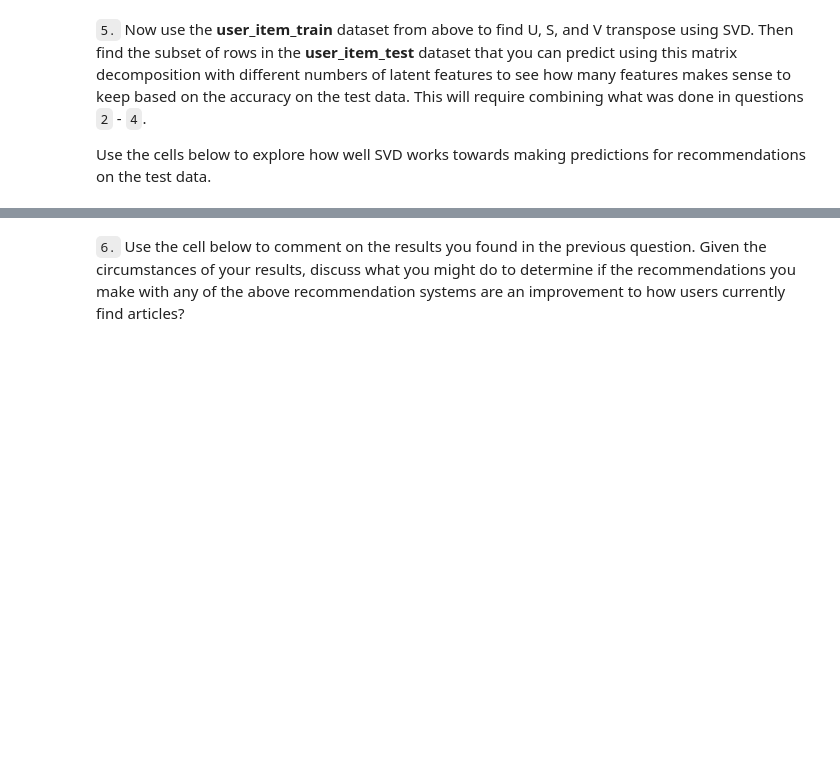
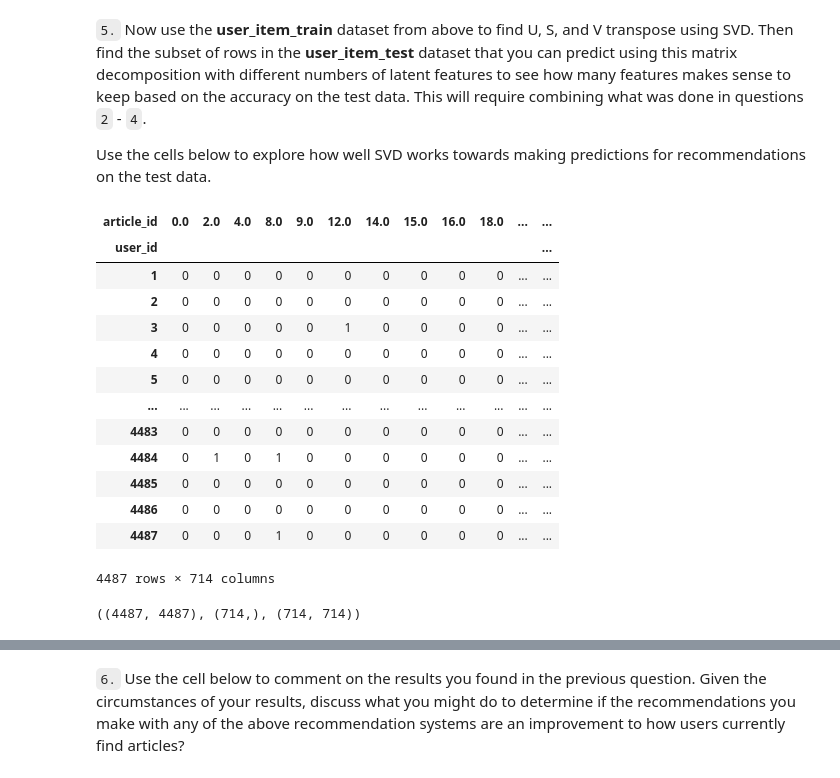
Before and after one commit to RobinWesselmann/Udacity_DataScientist_Class, a Jupyter notebook: 06_Project_Recommendation_Engines/src/Recommendations_with_IBM.ipynb, the cells around one changed output, grey strips where cells are left out. Cells and saved outputs as stored; diff of their text form; code cells hidden in the pictures; blank space fills up the shorter version.

```diff
--- a/06_Project_Recommendation_Engines/src/Recommendations_with_IBM.ipynb
+++ b/06_Project_Recommendation_Engines/src/Recommendations_with_IBM.ipynb
@@ -1045,8 +1075,13 @@ def create_test_and_train_user_item(df_train, df_test):
     test_arts - all of the test article ids
 
     '''
-    # Your code here
+    #create the user-item matrix for df_train and df_test
+    user_item_train = create_user_item_matrix(df_train)
+    user_item_test = create_user_item_matrix(df_test)
 
-    return user_item_train, user_item_test, test_idx, test_arts
+    test_idx = user_item_test.index.tolist()
+    test_articles = user_item_test.columns.tolist()
+
+    return user_item_train, user_item_test, test_idx, test_articles
 
 user_item_train, user_item_test, test_idx, test_arts = create_test_and_train_user_item(df_train, df_test)
@@ -1070,5 +1125,23 @@ t.sol_4_test(sol_4_dict)
 `5.` Now use the **user_item_train** dataset from above to find U, S, and V transpose using SVD. Then find the subset of rows in the **user_item_test** dataset that you can predict using this matrix decomposition with different numbers of latent features to see how many features makes sense to keep based on the accuracy on the test data. This will require combining what was done in questions `2` - `4`.
 
 Use the cells below to explore how well SVD works towards making predictions for recommendations on the test data.
+# %%
+#User item matrix: 1 if user has read the article 0 if not
+user_item_train
+# %% [output]
+| article_id | 0.0 | 2.0 | 4.0 | 8.0 | 9.0 | 12.0 | 14.0 | 15.0 | 16.0 | 18.0 | ... | ... |
+| user_id |  |  |  |  |  |  |  |  |  |  |  | ... |
+| 1 | 0 | 0 | 0 | 0 | 0 | 0 | 0 | 0 | 0 | 0 | ... | ... |
+| 2 | 0 | 0 | 0 | 0 | 0 | 0 | 0 | 0 | 0 | 0 | ... | ... |
+| 3 | 0 | 0 | 0 | 0 | 0 | 1 | 0 | 0 | 0 | 0 | ... | ... |
+| 4 | 0 | 0 | 0 | 0 | 0 | 0 | 0 | 0 | 0 | 0 | ... | ... |
+| 5 | 0 | 0 | 0 | 0 | 0 | 0 | 0 | 0 | 0 | 0 | ... | ... |
+| ... | ... | ... | ... | ... | ... | ... | ... | ... | ... | ... | ... | ... |
+| 4483 | 0 | 0 | 0 | 0 | 0 | 0 | 0 | 0 | 0 | 0 | ... | ... |
+| 4484 | 0 | 1 | 0 | 1 | 0 | 0 | 0 | 0 | 0 | 0 | ... | ... |
+| 4485 | 0 | 0 | 0 | 0 | 0 | 0 | 0 | 0 | 0 | 0 | ... | ... |
+| 4486 | 0 | 0 | 0 | 0 | 0 | 0 | 0 | 0 | 0 | 0 | ... | ... |
+| 4487 | 0 | 0 | 0 | 1 | 0 | 0 | 0 | 0 | 0 | 0 | ... | ... |
+4487 rows × 714 columns
 # %%
 # fit SVD on the user_item_train matrix
@@ -1078,0 +1149,4 @@ u_train, s_train, vt_train = # fit svd similar to above then use the cells below
+# %%
+u_train.shape, s_train.shape, vt_train.shape
+# %% [output]
+((4487, 4487), (714,), (714, 714))
```
Also changed, not shown: parts of 23 cells of this notebook.
